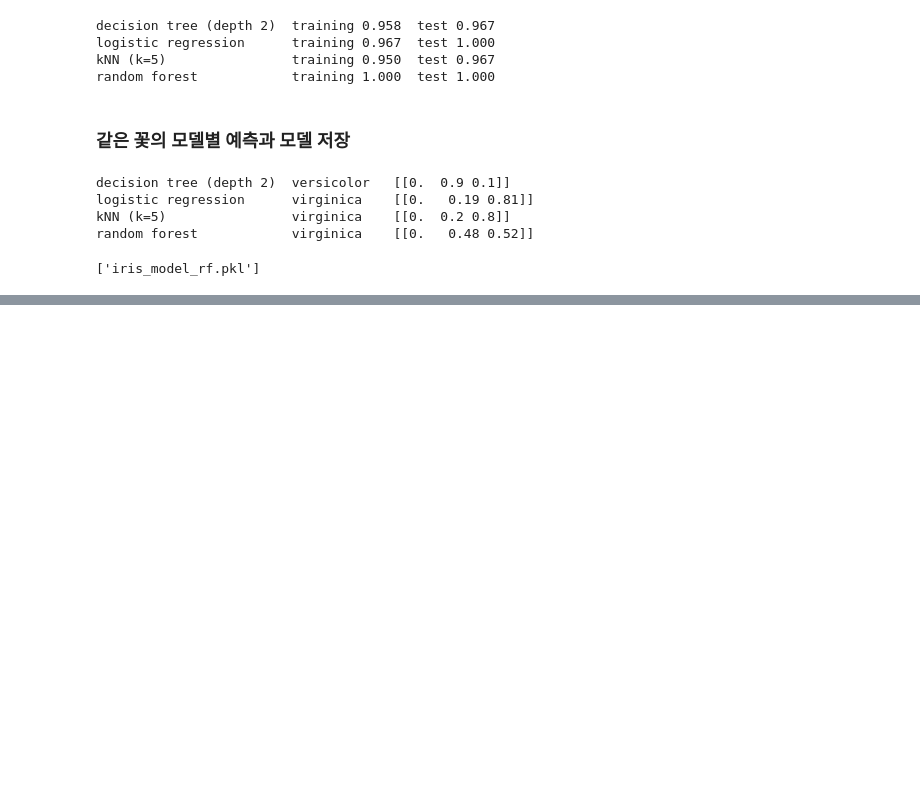
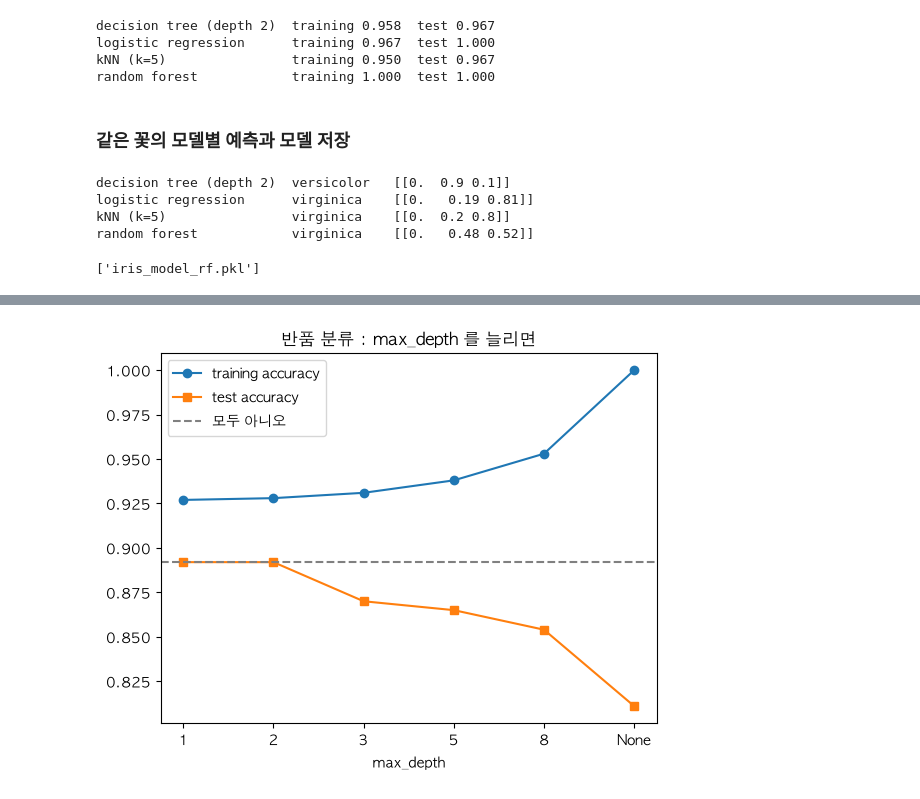
Before and after one commit to Im-Jongseok/data_analysis, a Jupyter notebook: ml3.ipynb, the cells around one changed output, grey strips where cells are left out. Drawn from its saved outputs; the diff is of its cells as text; code cells hidden in the pictures; blank space fills up the shorter version.

```diff
--- a/ml3.ipynb
+++ b/ml3.ipynb
@@ -64,0 +67,8 @@ random forest            virginica    [[0.   0.48 0.52]]
+# %%
+sales = pd.read_csv("sales_clean.csv")
+d = sales.dropna(subset=["customer_age", "satisfaction"])
+Xr = d[["quantity", "unit_price", "customer_age", "satisfaction"]]
+yr = (d["status"] == "반품").astype(int)
+Xr_train, Xr_test, yr_train, yr_test = train_test_split(
+    Xr, yr, test_size=0.2, random_state=0)
+print("return rate :", round(yr.mean() * 100, 1), "%   baseline (모두 아니오) test accuracy :", round((yr_test == 0).mean(), 3))
@@ -64,0 +77,8 @@ random forest            virginica    [[0.   0.48 0.52]]
+# %%
+rows = []
+for dep in [1, 2, 3, 5, 8, None]:
+    m = DecisionTreeClassifier(max_depth=dep, random_state=0).fit(Xr_train, yr_train)
+    rows.append([str(dep), m.get_n_leaves(),
+                 round(m.score(Xr_train, yr_train), 3), round(m.score(Xr_test, yr_test), 3)])
+tbl = pd.DataFrame(rows, columns=["max_depth", "leaves", "training", "test"])
+tbl
@@ -64,0 +93,11 @@ random forest            virginica    [[0.   0.48 0.52]]
+# %%
+plt.plot(range(6), tbl["training"], "o-", label="training accuracy")
+plt.plot(range(6), tbl["test"], "s-", label="test accuracy")
+plt.axhline((yr_test == 0).mean(), color="gray", ls="--", label="모두 아니오")
+plt.xticks(range(6), tbl["max_depth"])
+plt.xlabel("max_depth")
+plt.title("반품 분류 : max_depth 를 늘리면")
+plt.legend()
+plt.show()
+# %% [output]
+[figure, added]
```
Also changed, not shown: parts of 3 cells of this notebook.
